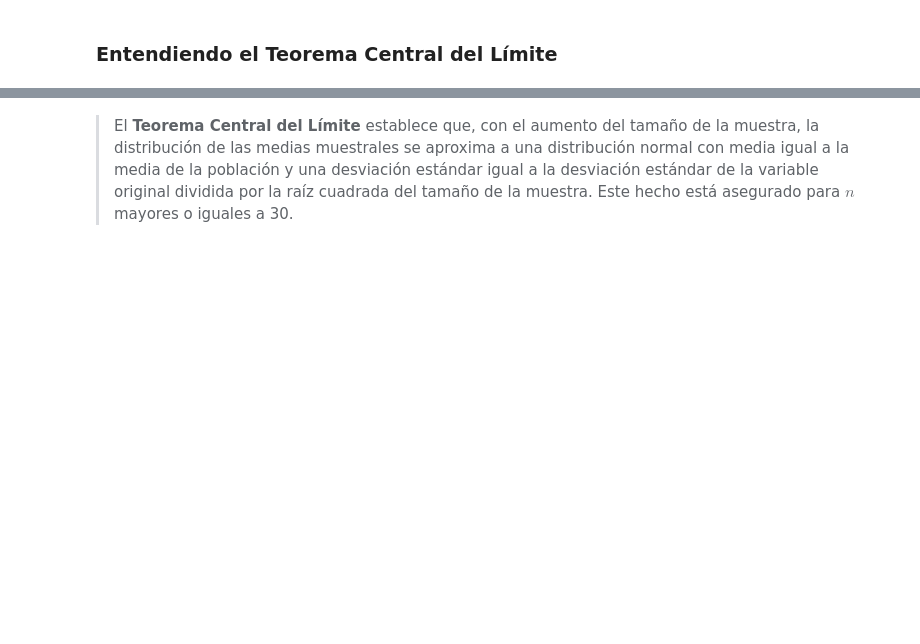
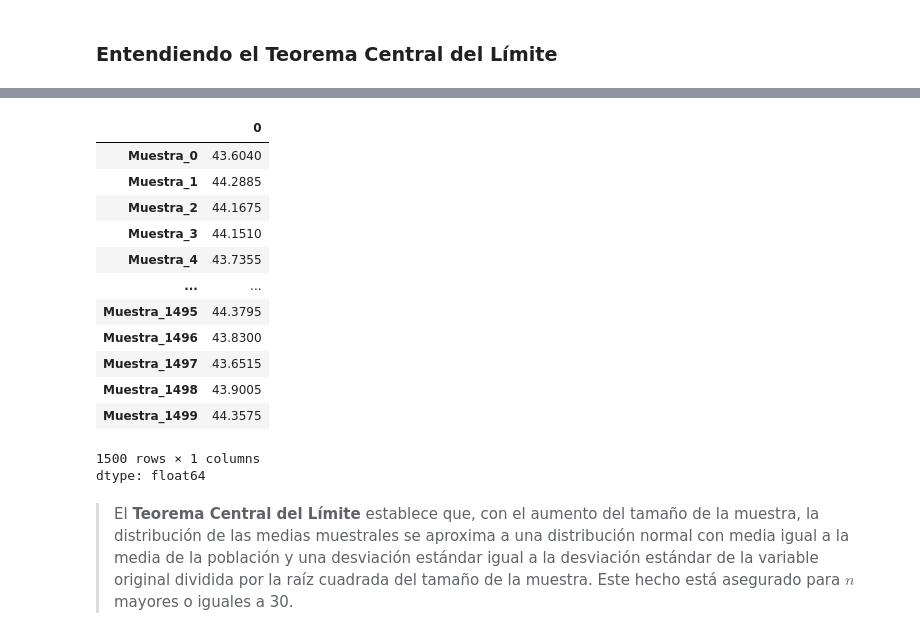
Before and after one commit to francisco-gamez/Estadisticas_Machine_Learning, a Jupyter notebook: Curso_de_Estadística_Parte_2.ipynb, the cells around one changed output, grey strips where cells are left out. Drawn from its saved outputs; the diff is of its cells as text; code cells hidden in the pictures; blank space fills up the shorter version.

```diff
--- a/Curso_de_Estadística_Parte_2.ipynb
+++ b/Curso_de_Estadística_Parte_2.ipynb
@@ -685,2 +862,19 @@ La desviación estándar de las medias muestrales se conoce como **error estánd
+# %%
+muestras.mean()
+# %% [output]
+|  | 0 |
+| Muestra_0 | 43.6040 |
+| Muestra_1 | 44.2885 |
+| Muestra_2 | 44.1675 |
+| Muestra_3 | 44.1510 |
+| Muestra_4 | 43.7355 |
+| ... | ... |
+| Muestra_1495 | 44.3795 |
+| Muestra_1496 | 43.8300 |
+| Muestra_1497 | 43.6515 |
+| Muestra_1498 | 43.9005 |
+| Muestra_1499 | 44.3575 |
+1500 rows × 1 columns
+dtype: float64
 # %% [markdown]
 > El **Teorema Central del Límite** establece que, con el aumento del tamaño de la muestra, la distribución de las medias muestrales se aproxima a una distribución normal con media igual a la media de la población y una desviación estándar igual a la desviación estándar de la variable original dividida por la raíz cuadrada del tamaño de la muestra. Este hecho está asegurado para $n$ mayores o iguales a 30.
```
Also changed, not shown: parts of 71 cells of this notebook.
